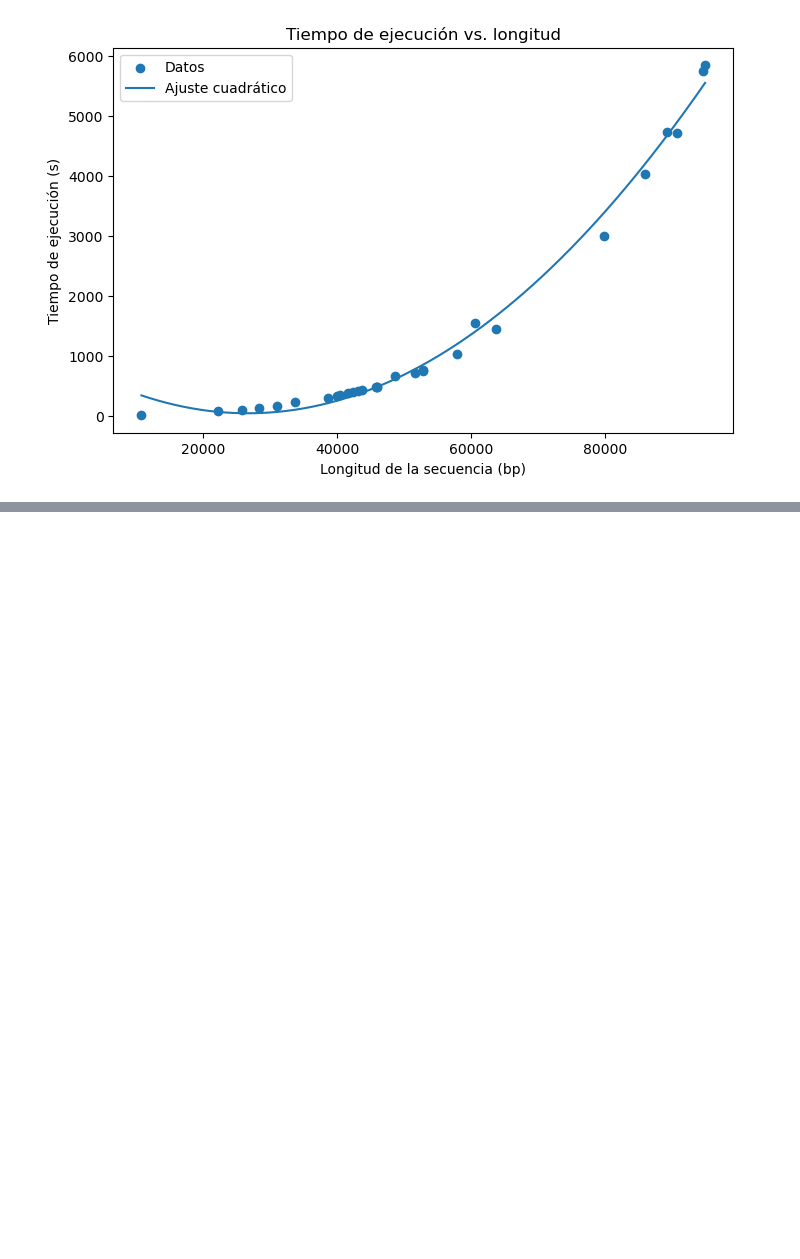
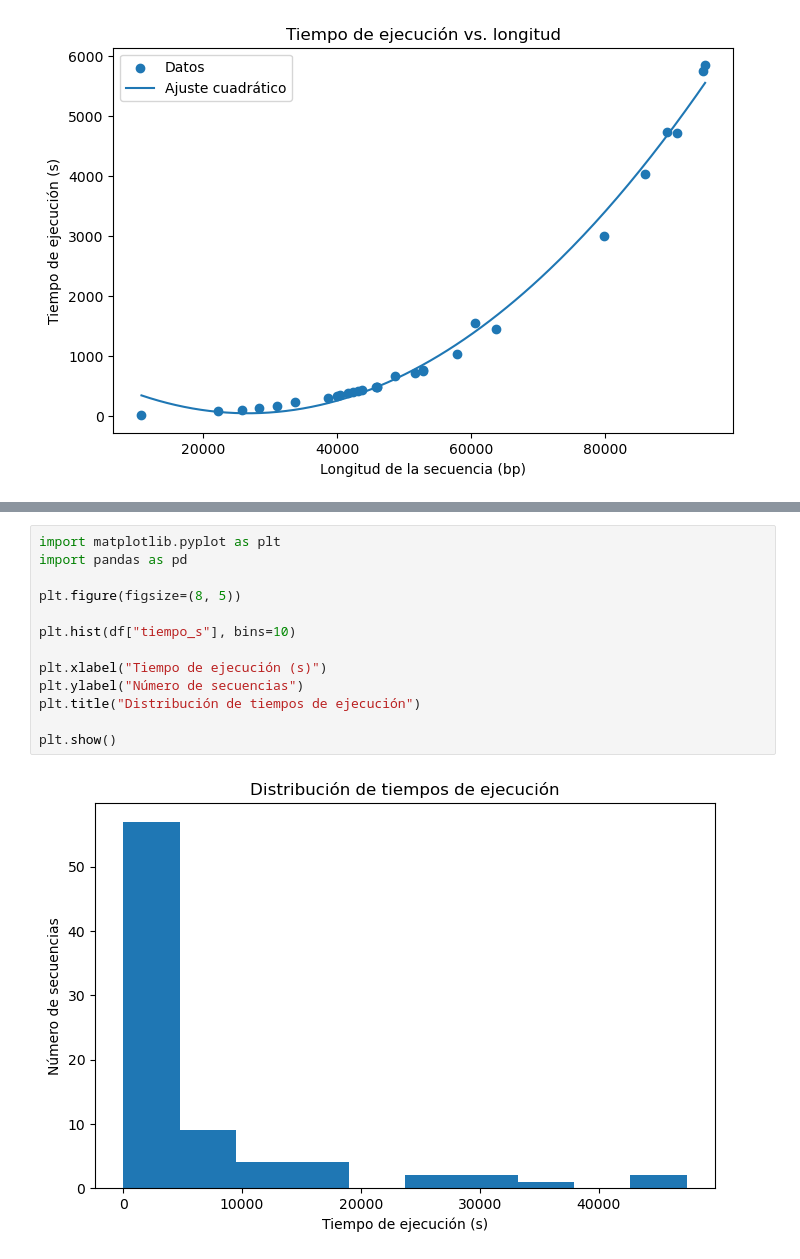
Before and after one commit to gerocharuiz/KmerTopology, a Jupyter notebook: notebooks/slesct_genoms/time_execution.ipynb, the cells around one changed output, grey strips where cells are left out. Cells and saved outputs as stored; diff of their text form; blank space fills up the shorter version.

Commit message:
Modificacion de notebooks exploratorios para encontrar los beneficios del pipeline optimizado como el tiempo de ejecucion

```diff
--- a/notebooks/slesct_genoms/time_execution.ipynb
+++ b/notebooks/slesct_genoms/time_execution.ipynb
@@ -113,0 +212,15 @@ plt.show()
+# %%
+import matplotlib.pyplot as plt
+import pandas as pd
+
+plt.figure(figsize=(8, 5))
+
+plt.hist(df["tiempo_s"], bins=10)
+
+plt.xlabel("Tiempo de ejecución (s)")
+plt.ylabel("Número de secuencias")
+plt.title("Distribución de tiempos de ejecución")
+
+plt.show()
+# %% [output]
+[figure, added]
```
Also changed, not shown: parts of 7 cells of this notebook, 2 other files.
